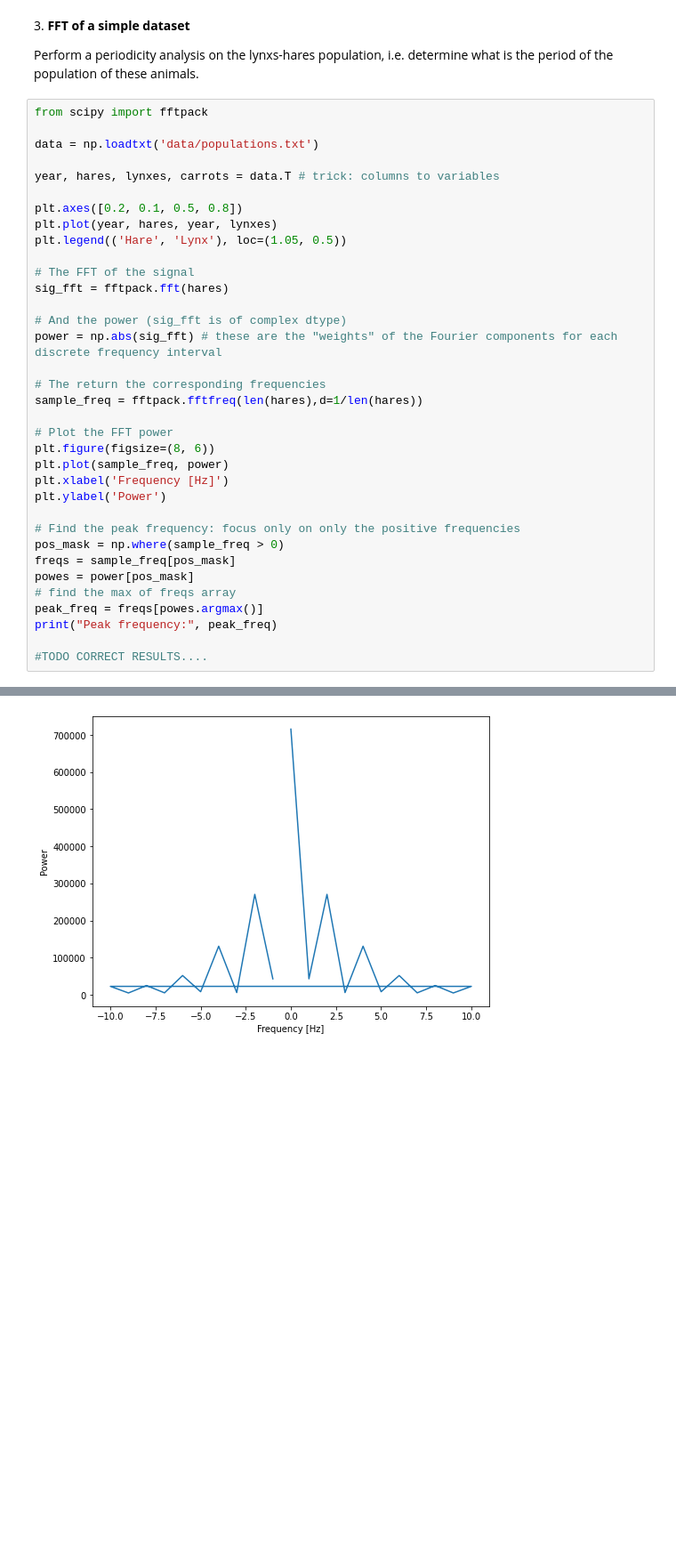
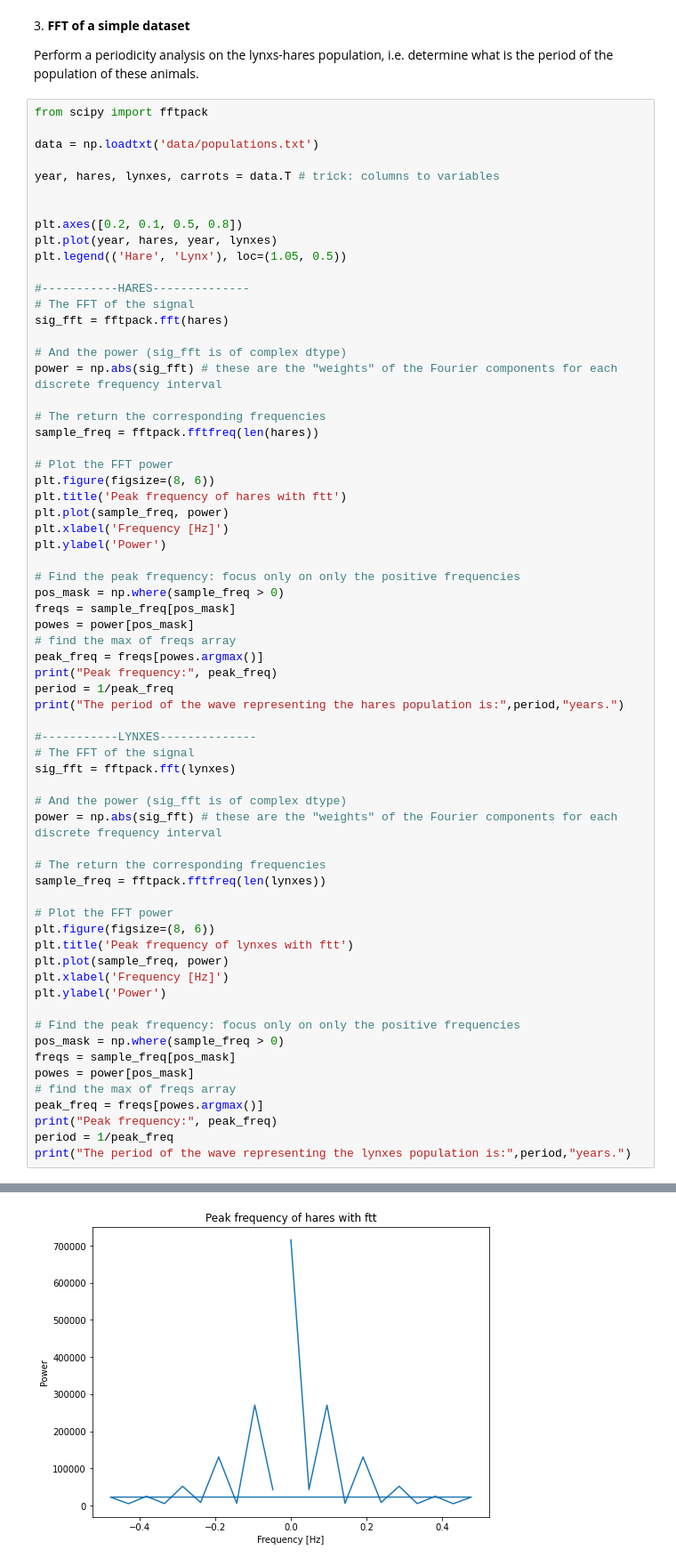
Before and after one commit to davidecolussi/HighLevelProgramming2021, a Jupyter notebook: 09ex_algorithms.ipynb, the cells around one changed output, grey strips where cells are left out. Shown: that part at 89% size. Cells and saved outputs as stored; diff of their text form; blank space fills up the shorter version.

```diff
--- a/09ex_algorithms.ipynb
+++ b/09ex_algorithms.ipynb
@@ -135,10 +137,12 @@ data = np.loadtxt('data/populations.txt')
 
 year, hares, lynxes, carrots = data.T # trick: columns to variables
 
+
 plt.axes([0.2, 0.1, 0.5, 0.8])
 plt.plot(year, hares, year, lynxes)
 plt.legend(('Hare', 'Lynx'), loc=(1.05, 0.5))
 
+#-----------HARES--------------
 # The FFT of the signal
 sig_fft = fftpack.fft(hares)
 
@@ -146,10 +150,11 @@ sig_fft = fftpack.fft(hares)
 power = np.abs(sig_fft) # these are the "weights" of the Fourier components for each discrete frequency interval
 
 # The return the corresponding frequencies
-sample_freq = fftpack.fftfreq(len(hares),d=1/len(hares))
+sample_freq = fftpack.fftfreq(len(hares))
 
 # Plot the FFT power
 plt.figure(figsize=(8, 6))
+plt.title('Peak frequency of hares with ftt')
 plt.plot(sample_freq, power)
 plt.xlabel('Frequency [Hz]')
 plt.ylabel('Power')
@@ -161,6 +166,33 @@ powes = power[pos_mask]
 # find the max of freqs array
 peak_freq = freqs[powes.argmax()]
 print("Peak frequency:", peak_freq)
+period = 1/peak_freq
+print("The period of the wave representing the hares population is:",period,"years.")
 
-#TODO CORRECT RESULTS....
+#-----------LYNXES--------------
+# The FFT of the signal
+sig_fft = fftpack.fft(lynxes)
+
+# And the power (sig_fft is of complex dtype)
+power = np.abs(sig_fft) # these are the "weights" of the Fourier components for each discrete frequency interval
+
+# The return the corresponding frequencies
+sample_freq = fftpack.fftfreq(len(lynxes))
+
+# Plot the FFT power
+plt.figure(figsize=(8, 6))
+plt.title('Peak frequency of lynxes with ftt')
+plt.plot(sample_freq, power)
+plt.xlabel('Frequency [Hz]')
+plt.ylabel('Power')
+
+# Find the peak frequency: focus only on only the positive frequencies
+pos_mask = np.where(sample_freq > 0)
+freqs = sample_freq[pos_mask]
+powes = power[pos_mask]
+# find the max of freqs array
+peak_freq = freqs[powes.argmax()]
+print("Peak frequency:", peak_freq)
+period = 1/peak_freq
+print("The period of the wave representing the lynxes population is:",period,"years.")
 # %% [output]
@@ -168,2 +203,2 @@ Peak frequency: 2.0
 [figure]
-[figure, old version]
+[figure, new version]
```
Also changed, not shown: parts of 3 cells of this notebook.
